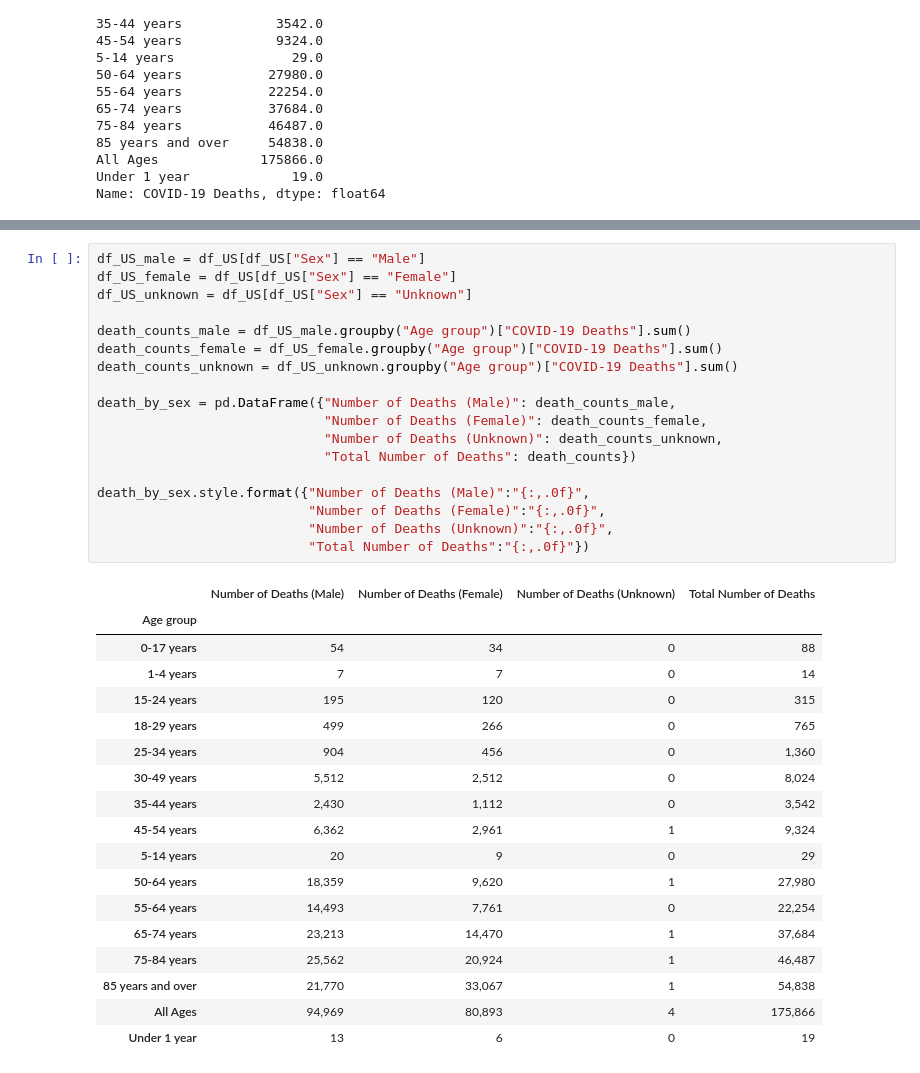
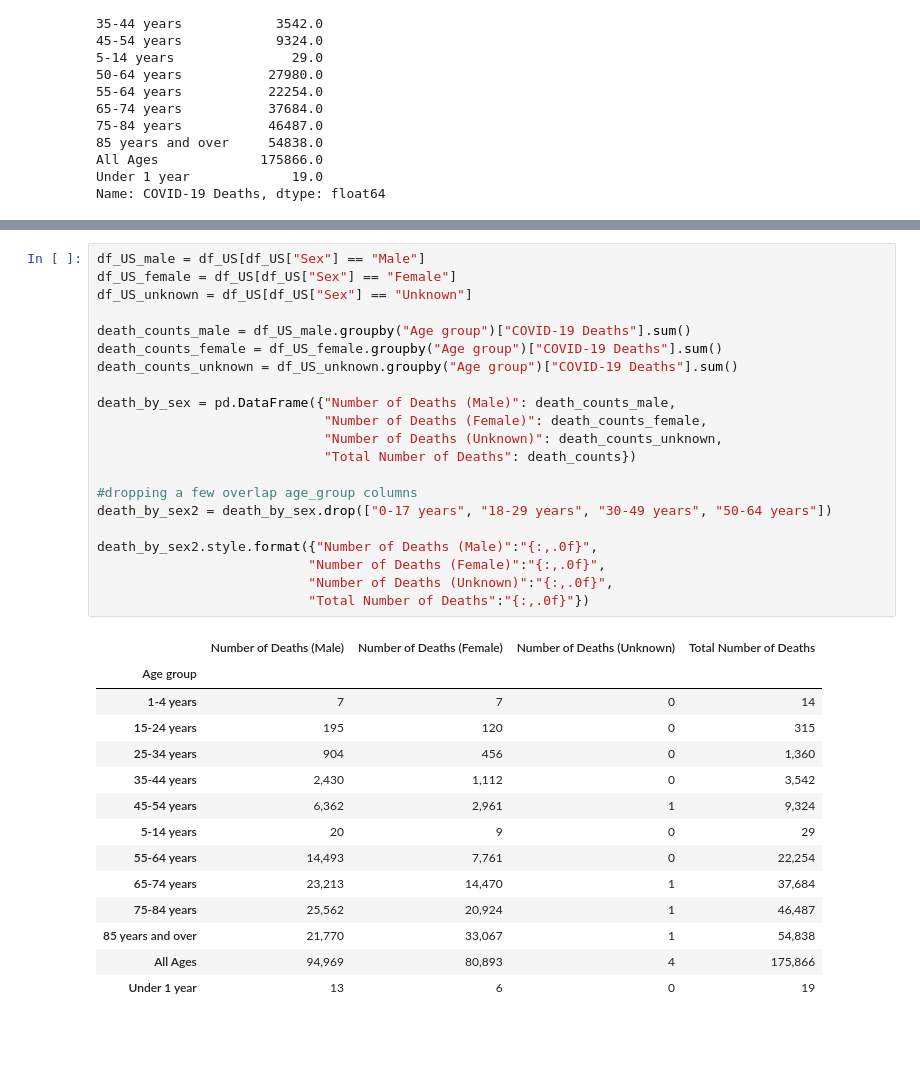
Before and after one commit to gelopez21/ProjectOne, a Jupyter notebook: Project One - Data Cleansing.ipynb, the cells around one changed output, grey strips where cells are left out. Saved outputs shown, nothing was run; the diff lists cells and outputs as text; blank space fills up the shorter version.

```diff
--- a/Project One - Data Cleansing.ipynb
+++ b/Project One - Data Cleansing.ipynb
@@ -158,34 +157,33 @@ Text(0.5, 1.0, 'Total Number of COVID-19 Deaths based on the Age Group')
 # %%
 df_US_male = df_US[df_US["Sex"] == "Male"]
 df_US_female = df_US[df_US["Sex"] == "Female"]
 df_US_unknown = df_US[df_US["Sex"] == "Unknown"]
 
 death_counts_male = df_US_male.groupby("Age group")["COVID-19 Deaths"].sum()
 death_counts_female = df_US_female.groupby("Age group")["COVID-19 Deaths"].sum()
 death_counts_unknown = df_US_unknown.groupby("Age group")["COVID-19 Deaths"].sum()
 
 death_by_sex = pd.DataFrame({"Number of Deaths (Male)": death_counts_male,
                              "Number of Deaths (Female)": death_counts_female,
                              "Number of Deaths (Unknown)": death_counts_unknown,
                              "Total Number of Deaths": death_counts})
 
-death_by_sex.style.format({"Number of Deaths (Male)":"{:,.0f}",
+#dropping a few overlap age_group columns
+death_by_sex2 = death_by_sex.drop(["0-17 years", "18-29 years", "30-49 years", "50-64 years"])
+
+death_by_sex2.style.format({"Number of Deaths (Male)":"{:,.0f}",
                            "Number of Deaths (Female)":"{:,.0f}",
                            "Number of Deaths (Unknown)":"{:,.0f}",
                            "Total Number of Deaths":"{:,.0f}"})
 # %% [output]
 |  | Number of Deaths (Male) | Number of Deaths (Female) | Number of Deaths (Unknown) | Total Number of Deaths |
 | Age group |  |  |  |  |
-| 0-17 years | 54 | 34 | 0 | 88 |
 | 1-4 years | 7 | 7 | 0 | 14 |
 | 15-24 years | 195 | 120 | 0 | 315 |
-| 18-29 years | 499 | 266 | 0 | 765 |
 | 25-34 years | 904 | 456 | 0 | 1,360 |
-| 30-49 years | 5,512 | 2,512 | 0 | 8,024 |
 | 35-44 years | 2,430 | 1,112 | 0 | 3,542 |
 | 45-54 years | 6,362 | 2,961 | 1 | 9,324 |
 | 5-14 years | 20 | 9 | 0 | 29 |
-| 50-64 years | 18,359 | 9,620 | 1 | 27,980 |
 | 55-64 years | 14,493 | 7,761 | 0 | 22,254 |
 | 65-74 years | 23,213 | 14,470 | 1 | 37,684 |
 | 75-84 years | 25,562 | 20,924 | 1 | 46,487 |
```
Also changed, not shown: parts of 3 cells of this notebook.
